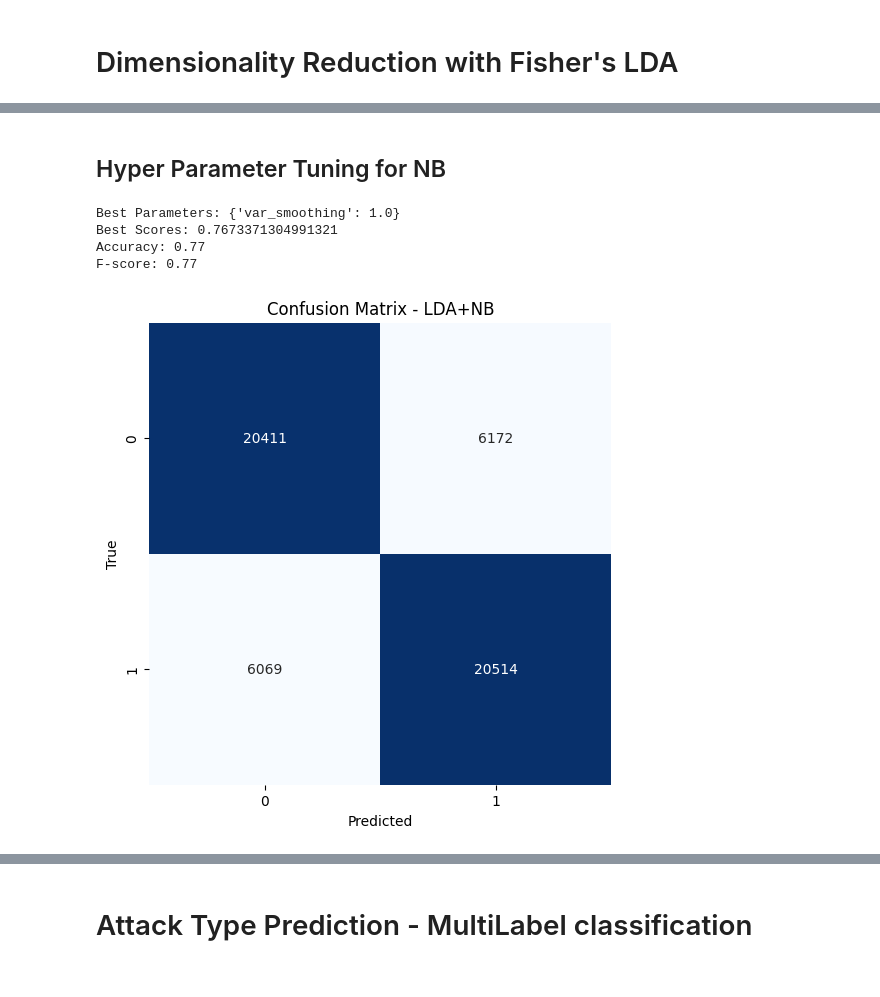
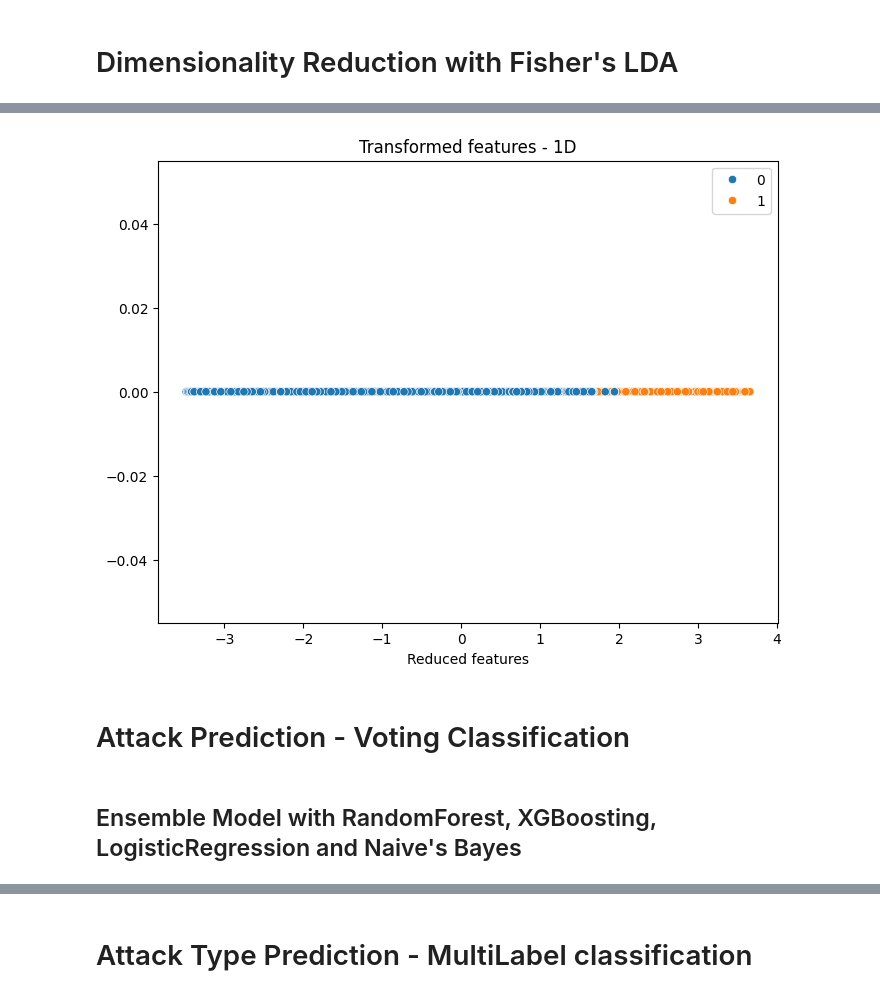
Before and after one commit to lazybug19/Attester_Design, a Jupyter notebook: verifier.ipynb, the cells around one changed output, grey strips where cells are left out. Cells and saved outputs as stored; diff of their text form; code cells hidden in the pictures.

```diff
--- a/verifier.ipynb
+++ b/verifier.ipynb
@@ -222,6 +229,0 @@ plt.show()
-# %%
-#LDA model evaluation with decision-tree
-
-dt = DecisionTreeClassifier()
-dt.fit(X_train_resampled, y_train_label_resampled)
-y_pred1 = dt.predict(X_test_resampled)
@@ -292,6 +229,0 @@ F-score: 0.74
-# %%
-#LDA model evaluation with random-forest
-
-rf = RandomForestClassifier(max_depth=2, random_state=0)
-rf.fit(X_train_resampled, y_train_label_resampled)
-y_pred2 = rf.predict(X_test_resampled)
@@ -362,6 +229,0 @@ F-score: 0.75
-# %%
-#LDA model evaluation with Naive Bayes
-
-nb = GaussianNB()
-nb.fit(X_train_resampled, y_train_label_resampled)
-y_pred3 = nb.predict(X_test_resampled)
@@ -386,39 +230,22 @@ F-score: 0.77
-# %% [markdown]
-## Hyper Parameter Tuning for NB
-# %%
-# Define the hyperparameters to tune
-param_grid = {'var_smoothing': np.logspace(0,-9, num=100)}
-
-grid_search = GridSearchCV(nb, param_grid, cv=5, n_jobs=-1)
-grid_search.fit(X_train_resampled, y_train_label_resampled)
-
-# Get the best hyperparameters
-best_params = grid_search.best_params_
-best_scores = grid_search.best_score_
-print("Best Parameters:", best_params)
-print("Best Scores:", best_scores)
-
-# Create a new RandomForestClassifier model with the best hyperparameters
-nb_best = GaussianNB(**best_params)
-nb_best.fit(X_train_resampled, y_train_label_resampled)
-y_pred = nb_best.predict(X_test_resampled)
-
-#Evaluation metrics
-accuracy = accuracy_score(y_test_label_resampled, y_pred3)
-fscore = f_score(y_test_label_resampled, y_pred3)
-conf_m = confusion_matrix(y_test_label_resampled, y_pred3)
-print(f'Accuracy: {accuracy:.2f}')
-print(f'F-score: {fscore:.2f}')
-
-plt.figure(figsize=(6, 6))
-sns.heatmap(conf_m, annot=True, fmt="d", cmap="Blues", cbar=False, square=True)
-plt.xlabel("Predicted")
-plt.ylabel("True")
-plt.title("Confusion Matrix - LDA+NB")
-plt.show()
-# %% [output]
-Best Parameters: {'var_smoothing': 1.0}
-Best Scores: 0.7673371304991321
-Accuracy: 0.77
-F-score: 0.77
-[figure, removed]
+# %%
+# Apply Linear Discriminant Analysis
+lda = LinearDiscriminantAnalysis(n_components=1)
+X_train_scaled = lda.fit_transform(X_train_scaled, y_train_label_resampled)
+X_test_scaled = lda.transform(X_test_scaled)
+# %%
+# Visualise using a scatter plot the DataFrame with the transformed feature and the class labels
+tmp_df = pd.DataFrame(X_train_scaled, columns=['Reduced features'])
+tmp_df['Attack_label'] = y_train_label_resampled
+
+plt.figure(figsize=(8, 6))
+sns.scatterplot(data=tmp_df, x='Reduced features', y=np.zeros_like(tmp_df['Reduced features']), hue='Attack_label')
+
+plt.legend(loc='upper right')
+plt.title('Transformed features - 1D')
+plt.show()
+# %% [output]
+[figure, added]
+# %% [markdown]
+# Attack Prediction - Voting Classification
+# %% [markdown]
+## Ensemble Model with RandomForest, XGBoosting, LogisticRegression and Naive's Bayes
```
Also changed, not shown: parts of 50 cells of this notebook.
